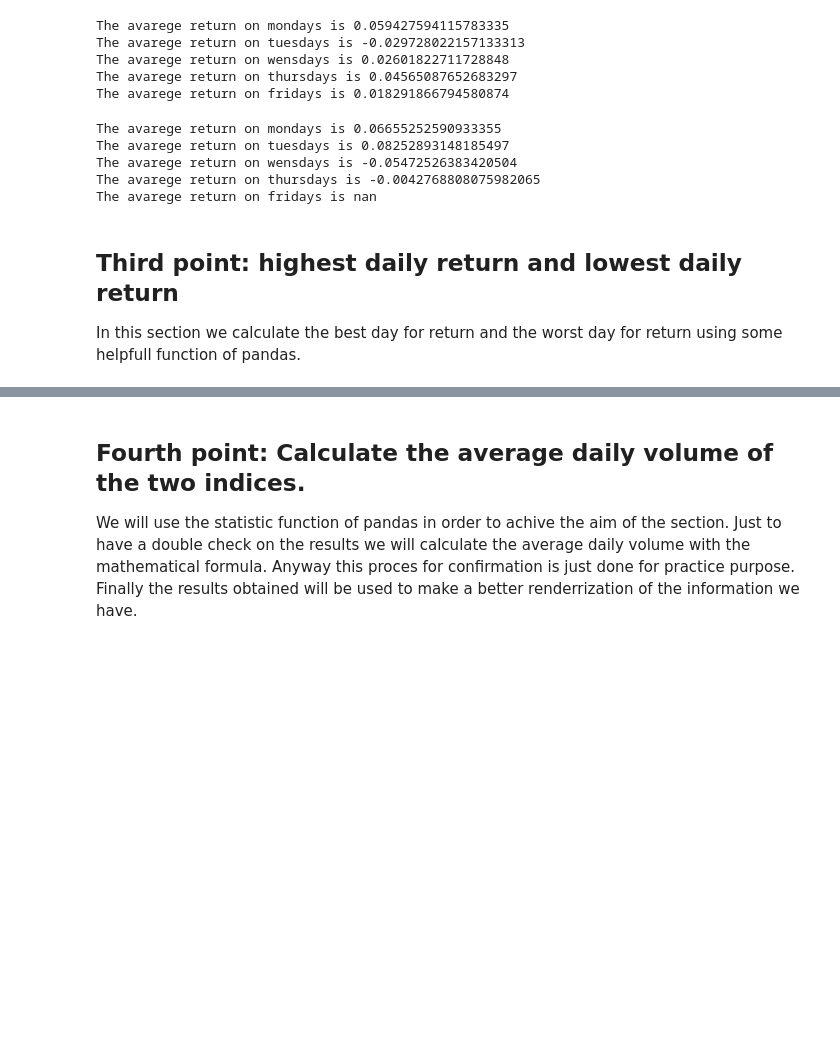
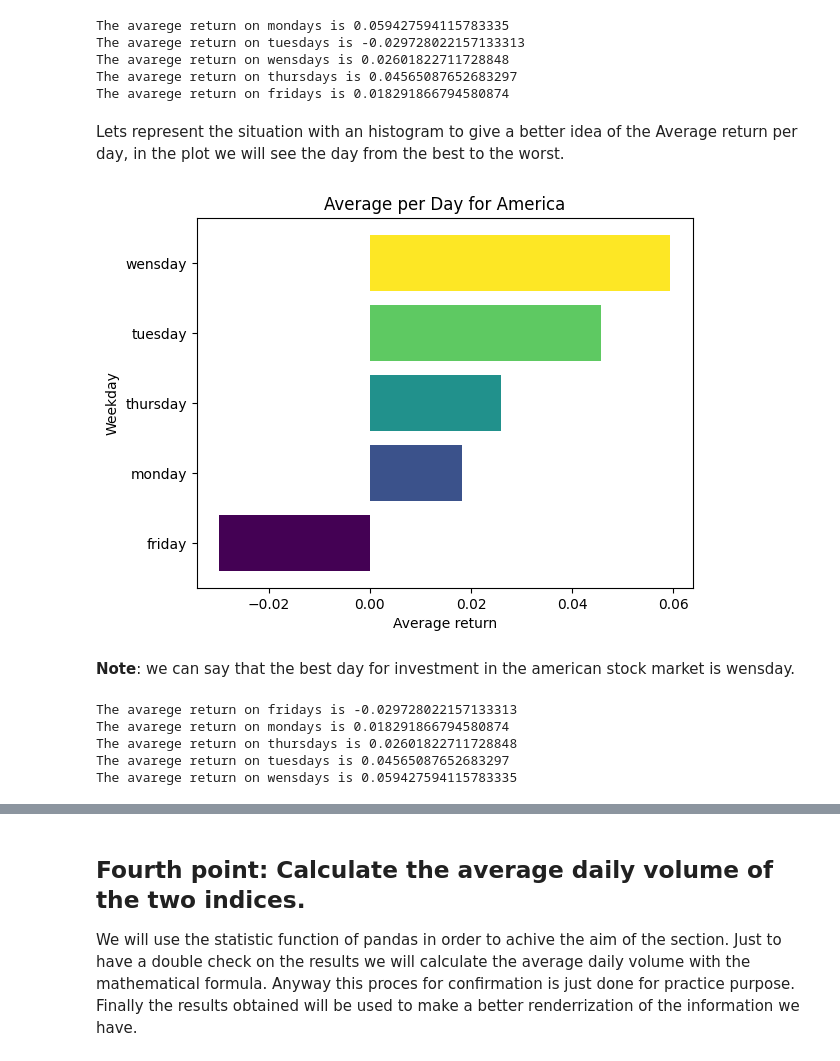
Before and after one commit to kozen88/StockAnalisys, a Jupyter notebook: Stock_analisys.ipynb, the cells around one changed output, grey strips where cells are left out. Saved outputs shown, nothing was run; the diff lists cells and outputs as text; code cells hidden in the pictures; blank space fills up the shorter version.

Commit message:
plotting results completed

```diff
--- a/Stock_analisys.ipynb
+++ b/Stock_analisys.ipynb
@@ -181,0 +189,12 @@ To calculate the annual percentage return in the stock market given the percenta
+# %%
+def calculate_daily_return(row):
+    """
+    This function apply the formula to calculate the daily return on a financial day market.
+
+    Parameter:
+    - row(pandas series): containing the row of the dataframe selected.
+
+    Return:
+    - formulas: (row['Close'] - row['Open']) / row['Open'] * 100
+    """
+    return (row['Close'] - row['Open']) / row['Open'] * 100
@@ -583,6 +673,18 @@ new_df_euro_date_idx
 | 2024-04-11 22:00:00 | 4986.029785 | 5023.899902 | 4935.029785 | 4955.009766 | 27782600 | -0.622139 | thursday |
 | 2024-04-14 22:00:00 | 4969.000000 | 5034.729980 | 4969.000000 | 5024.580078 | 0 | 1.118536 | sunday |
 2512 rows × 7 columns
+# %%
+def show_histogram_on_daily_return(label, value, title):
+  label.sort()
+  value.sort()
+
+  colors = plt.cm.viridis(np.linspace(0, 1, len(value)))
+
+  plt.barh(label, value, color=colors)
+  plt.xlabel('Average return')
+  plt.ylabel('Weekday')
+  plt.title(title)
+  plt.show()
 # %%
 def get_average_day_return(day, df):
   """
@@ -616,6 +718,14 @@ The avarege return on tuesdays is -0.029728022157133313
 The avarege return on wensdays is 0.02601822711728848
 The avarege return on thursdays is 0.04565087652683297
 The avarege return on fridays is 0.018291866794580874
+# %% [markdown]
+Lets represent the situation with an histogram to give a better idea of the Average return per day, in the plot we will see the day from the best to the worst.
+# %%
+show_histogram_on_daily_return(working_market_day, average_per_day_america, 'Average per Day for America')
+# %% [output]
+[figure, added]
+# %% [markdown]
+**Note**: we can say that the best day for investment in the american stock market is wensday.
 # %%
 average_per_day_euro = []
 
@@ -624,13 +734,10 @@ for day in working_market_day:
   average_per_day_euro.append(average)
 
 for i in range(0,len(working_market_day)):
-  print(f"The avarege return on {working_market_day[i]+'s'} is {average_per_day_euro[i]}")
+  print(f"The avarege return on {working_market_day[i]+'s'} is {average_per_day_america[i]}")
 # %% [output]
-The avarege return on mondays is 0.06655252590933355
-The avarege return on tuesdays is 0.08252893148185497
-The avarege return on wensdays is -0.05472526383420504
-The avarege return on thursdays is -0.0042768808075982065
-The avarege return on fridays is nan
+The avarege return on fridays is -0.029728022157133313
+The avarege return on mondays is 0.018291866794580874
+The avarege return on thursdays is 0.02601822711728848
+The avarege return on tuesdays is 0.04565087652683297
+The avarege return on wensdays is 0.059427594115783335
-# %% [markdown]
-## Third point: highest daily return and lowest daily return
-In this section we calculate the best day for return and the worst day for return using some helpfull function of pandas.
```
Also changed, not shown: parts of 25 cells of this notebook.
